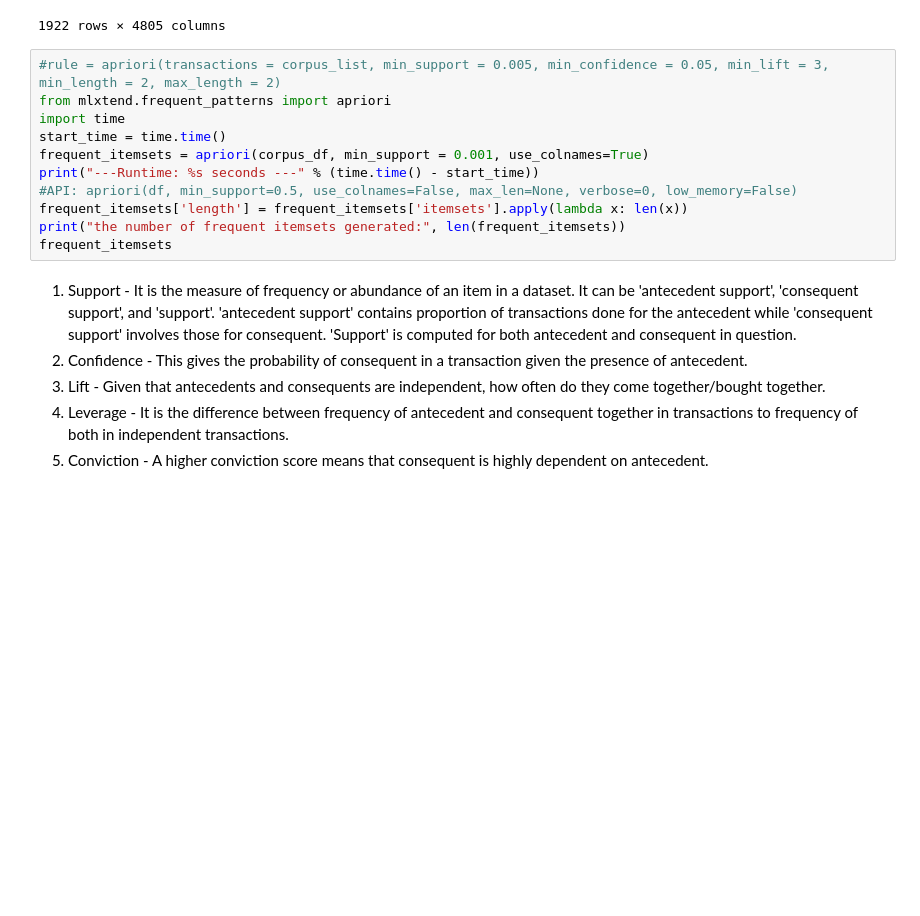
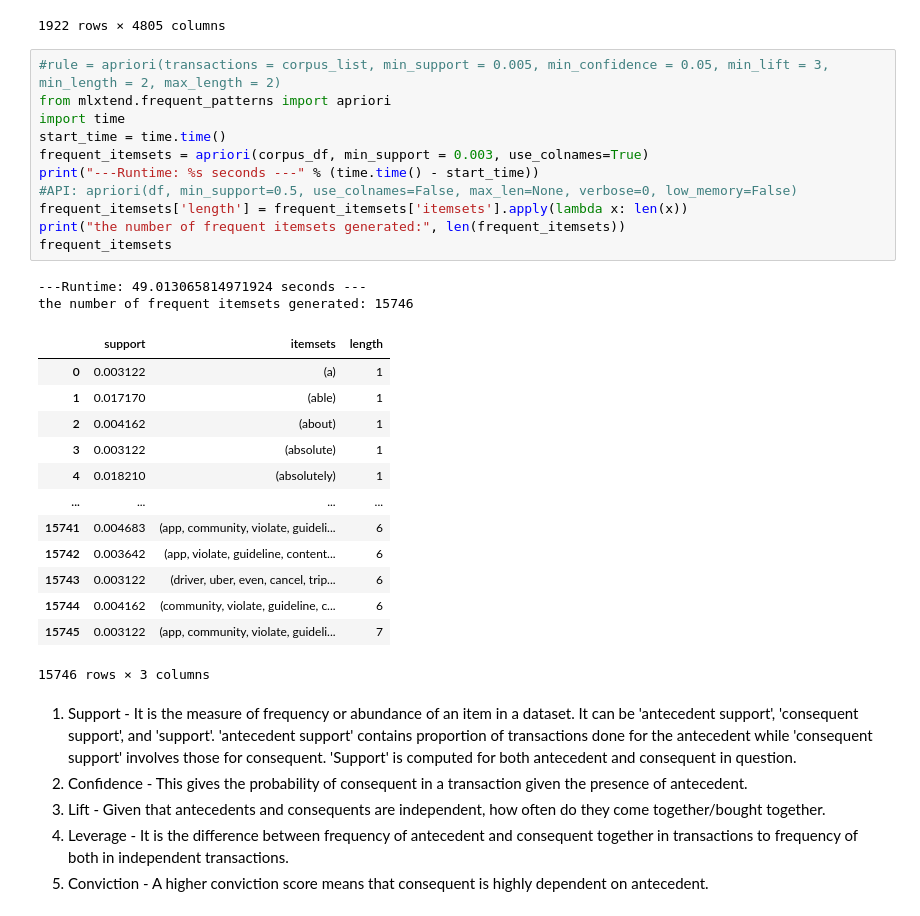
Before and after one commit to ozgekaracam/Master-Thesis, a Jupyter notebook: Notebooks/aprioriGraphs_2.ipynb, the cells around one changed output. Drawn from its saved outputs; the diff is of its cells as text; blank space fills up the shorter version.

```diff
--- a/Notebooks/aprioriGraphs_2.ipynb
+++ b/Notebooks/aprioriGraphs_2.ipynb
@@ -125,14 +125,30 @@ corpus_df
 # %%
 #rule = apriori(transactions = corpus_list, min_support = 0.005, min_confidence = 0.05, min_lift = 3, min_length = 2, max_length = 2)
 from mlxtend.frequent_patterns import apriori
 import time
 start_time = time.time()
-frequent_itemsets = apriori(corpus_df, min_support = 0.001, use_colnames=True)
+frequent_itemsets = apriori(corpus_df, min_support = 0.003, use_colnames=True)
 print("---Runtime: %s seconds ---" % (time.time() - start_time))
 #API: apriori(df, min_support=0.5, use_colnames=False, max_len=None, verbose=0, low_memory=False)
 frequent_itemsets['length'] = frequent_itemsets['itemsets'].apply(lambda x: len(x))
 print("the number of frequent itemsets generated:", len(frequent_itemsets))
 frequent_itemsets
+# %% [output]
+---Runtime: 49.013065814971924 seconds ---
+the number of frequent itemsets generated: 15746
+|  | support | itemsets | length |
+| 0 | 0.003122 | (a) | 1 |
+| 1 | 0.017170 | (able) | 1 |
+| 2 | 0.004162 | (about) | 1 |
+| 3 | 0.003122 | (absolute) | 1 |
+| 4 | 0.018210 | (absolutely) | 1 |
+| ... | ... | ... | ... |
+| 15741 | 0.004683 | (app, community, violate, guideli... | 6 |
+| 15742 | 0.003642 | (app, violate, guideline, content... | 6 |
+| 15743 | 0.003122 | (driver, uber, even, cancel, trip... | 6 |
+| 15744 | 0.004162 | (community, violate, guideline, c... | 6 |
+| 15745 | 0.003122 | (app, community, violate, guideli... | 7 |
+15746 rows × 3 columns
 # %% [markdown]
 1. Support - It is the measure of frequency or abundance of an item in a dataset. It can be 'antecedent support', 'consequent support', and 'support'. 'antecedent support' contains proportion of transactions done for the antecedent while 'consequent support' involves those for consequent. 'Support' is computed for both antecedent and consequent in question.
 2. Confidence - This gives the probability of consequent in a transaction given the presence of antecedent.
```
Also changed, not shown: parts of 8 cells of this notebook, 1 other file.
